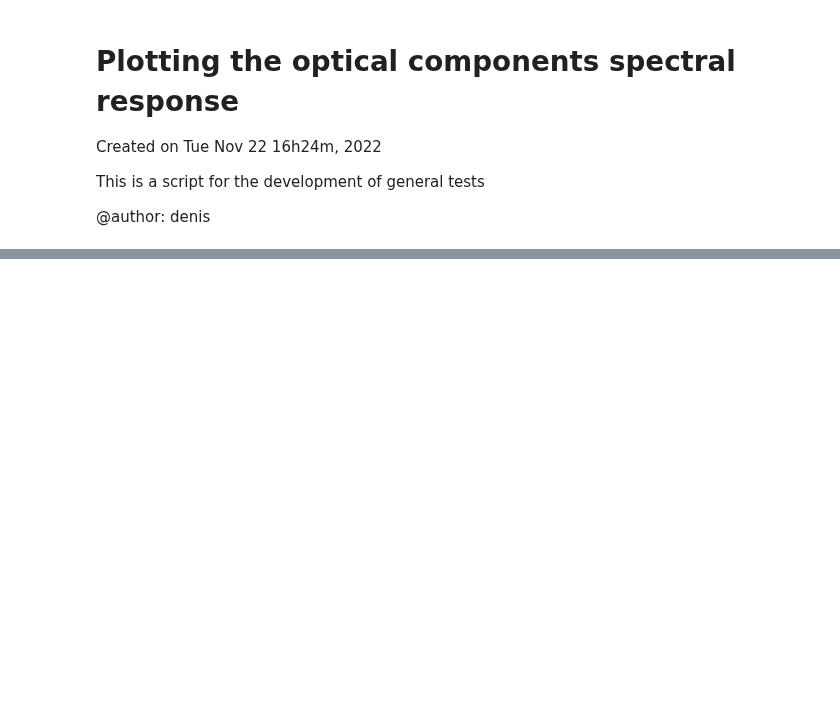
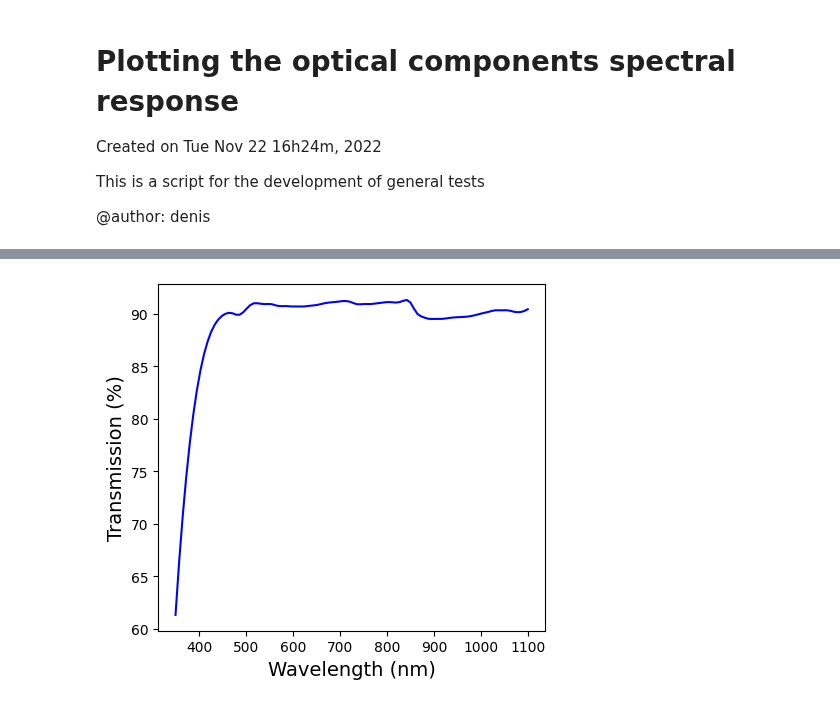
Before and after one commit to DBernardes/AIS, a Jupyter notebook: notebook/spectral_responses.ipynb, the cells around one changed output, grey strips where cells are left out. Saved outputs shown, nothing was run; the diff lists cells and outputs as text; code cells hidden in the pictures; blank space fills up the shorter version.

```diff
--- a/notebook/spectral_responses.ipynb
+++ b/notebook/spectral_responses.ipynb
@@ -493,22 +512,26 @@ plt.savefig(os.path.join("figures", "depolarizador_transmissao.png"), dpi=300)
 # %%
 # PLOT SPECTRAL RESPONSE OF AN UNIQUE OPTICAL COMPONENT
 
 import os
 
 import matplotlib.pyplot as plt
 import numpy as np
 
 from AIS.Spectral_Response import Channel
 
 fontsize = 14
 wv = np.linspace(350, 1100, 100)
 ch = Channel(1)
 ch.obj_wavelength = wv
 trans = ch.get_spectral_response(wv, "ANALYZER.csv") * 100
 
 plt.figure(figsize=(5, 4.5))
 plt.plot(wv, trans, "b")
 plt.ylabel("Transmission (%)", fontsize=fontsize)
 plt.xlabel("Wavelength (nm)", fontsize=fontsize)
-plt.savefig(os.path.join("figures", "analisador_transmitance.png"), dpi=300)
+plt.savefig(
+    os.path.join("figures", "analisador_transmitance.png"), dpi=300, bbox_inches="tight"
+)
+# %% [output]
+[figure, added]
 # %%
```
Also changed, not shown: parts of 6 cells of this notebook, 6 other files.
